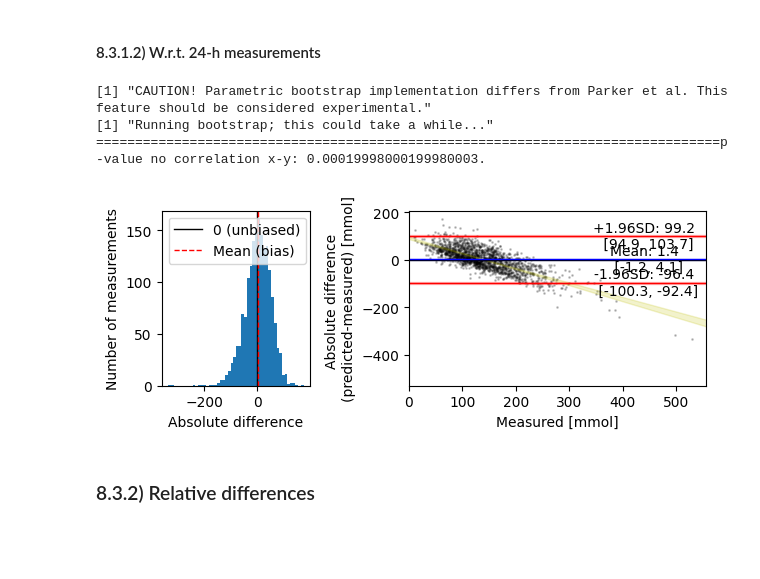
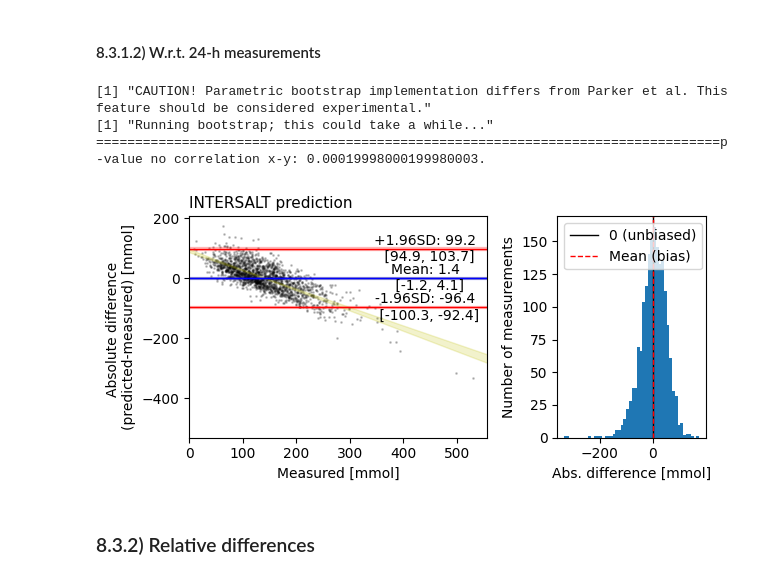
Before and after one commit to nolan1999/una-estimation-from-night-samples-pub, a Jupyter notebook: Notebooks/08_discussion_intersalt.ipynb, the cells around one changed output. Saved outputs shown, nothing was run; the diff lists cells and outputs as text; code cells hidden in the pictures; blank space fills up the shorter version.

Commit message:
Intersalt figures

```diff
--- a/Notebooks/08_discussion_intersalt.ipynb
+++ b/Notebooks/08_discussion_intersalt.ipynb
@@ -166,20 +184,23 @@ R[write to console]: Loading required package: nlme
 # %% [markdown]
 #### 8.3.1.2) W.r.t. 24-h measurements
 # %%
-fig, ax = plt.subplots(1, 2, figsize=(fig_width, 0.4 * fig_width), gridspec_kw={'width_ratios': [1, 2]})
-diff = bland_altman_plot(df_sub[target_col], df_sub.una_un_mmol_intersalt, df_sub['sk1_id'], ax=ax[1], x_true=True)
-ax[0].hist(diff, bins=50)
-ax[0].axvline(0, c='k', linewidth=1, label='0 (unbiased)')
-ax[0].axvline(np.mean(diff), c='r', linewidth=1, linestyle='--', label='Mean (bias)')
-ax[0].set_xlabel('Absolute difference')
-ax[0].set_ylabel('Number of measurements')
-ax[0].legend(loc='upper left')
+fig, ax = plt.subplots(1, 2, figsize=(fig_width, 0.5 * fig_width), gridspec_kw={'width_ratios': [2, 1]})
+
+diff = bland_altman_plot(df_sub[target_col], df_sub.una_un_mmol_intersalt, df_sub['sk1_id'], ax=ax[0], relative=False, x_true=True)
+ax[1].hist(diff, bins=50)
+ax[1].axvline(0, c='k', linewidth=1, label='0 (unbiased)')
+ax[1].axvline(np.mean(diff), c='r', linewidth=1, linestyle='--', label='Mean (bias)')
+ax[1].set_xlabel('Abs. difference [mmol]')
+ax[1].set_ylabel('Number of measurements')
+ax[1].legend(loc='upper left')
+ax[0].set_title('INTERSALT prediction', loc='left')
 fig.tight_layout()
+fig.savefig('../Figures/intersalt/bland_altman_abs_true.png', dpi=1000)
 # %% [output]
 [1] "CAUTION! Parametric bootstrap implementation differs from Parker et al. This feature should be considered experimental."
 [1] "Running bootstrap; this could take a while..."
 ================================================================================p-value no correlation x-y: 0.00019998000199980003.
-[figure, old version]
+[figure, new version]
 # %% [markdown]
 ### 8.3.2) Relative differences
 # %%
```
Also changed, not shown: parts of 3 cells of this notebook, 7 other files.
